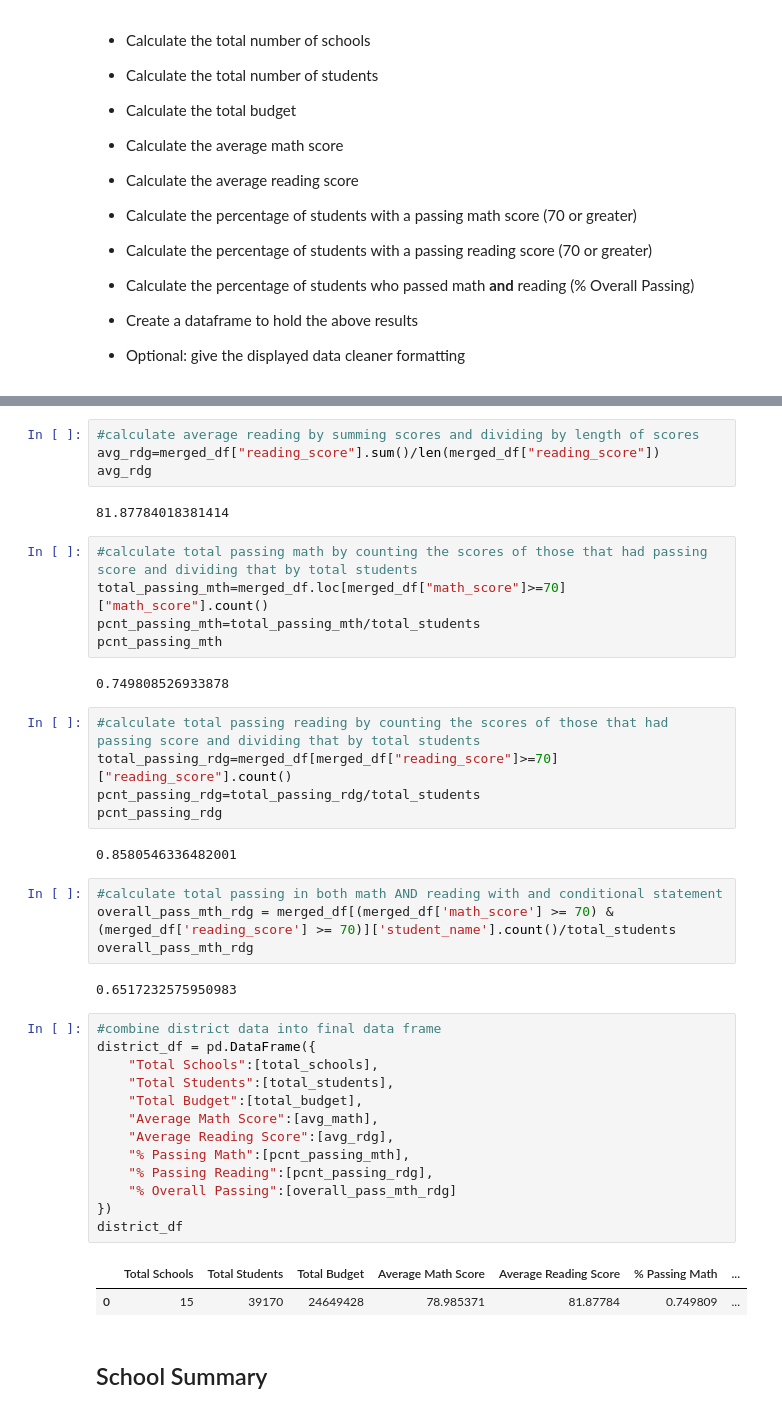
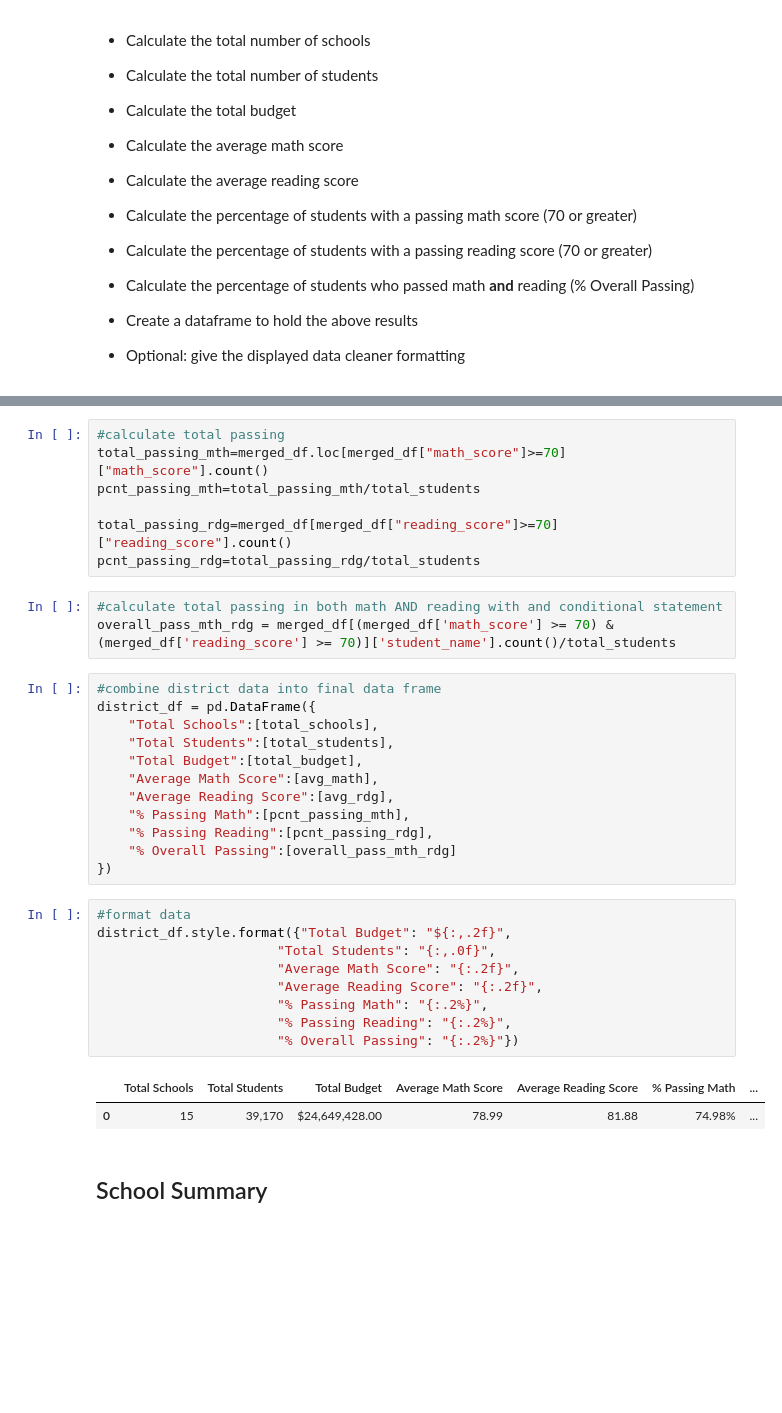
Before and after one commit to jakewmayfield/pandas-challenge, a Jupyter notebook: PyCitySchools/PyCitySchools_pandas-challenge.ipynb, the cells around one changed output, grey strips where cells are left out. Saved outputs shown, nothing was run; the diff lists cells and outputs as text; blank space fills up the shorter version.

Commit message:
formatted district summary

```diff
--- a/PyCitySchools/PyCitySchools_pandas-challenge.ipynb
+++ b/PyCitySchools/PyCitySchools_pandas-challenge.ipynb
@@ -99,29 +72,13 @@ avg_math
-# %%
-#calculate average reading by summing scores and dividing by length of scores
-avg_rdg=merged_df["reading_score"].sum()/len(merged_df["reading_score"])
-avg_rdg
-# %% [output]
-81.87784018381414
 # %%
-#calculate total passing math by counting the scores of those that had passing score and dividing that by total students
+#calculate total passing
 total_passing_mth=merged_df.loc[merged_df["math_score"]>=70]["math_score"].count()
 pcnt_passing_mth=total_passing_mth/total_students
-pcnt_passing_mth
+
+total_passing_rdg=merged_df[merged_df["reading_score"]>=70]["reading_score"].count()
+pcnt_passing_rdg=total_passing_rdg/total_students
-# %% [output]
-0.749808526933878
-# %%
-#calculate total passing reading by counting the scores of those that had passing score and dividing that by total students
-total_passing_rdg=merged_df[merged_df["reading_score"]>=70]["reading_score"].count()
-pcnt_passing_rdg=total_passing_rdg/total_students
-pcnt_passing_rdg
-# %% [output]
-0.8580546336482001
 # %%
 #calculate total passing in both math AND reading with and conditional statement
 overall_pass_mth_rdg = merged_df[(merged_df['math_score'] >= 70) & (merged_df['reading_score'] >= 70)]['student_name'].count()/total_students
-overall_pass_mth_rdg
-# %% [output]
-0.6517232575950983
 # %%
 #combine district data into final data frame
 district_df = pd.DataFrame({
@@ -134,10 +91,18 @@ district_df = pd.DataFrame({
     "% Passing Reading":[pcnt_passing_rdg],
     "% Overall Passing":[overall_pass_mth_rdg]
 })
-district_df
-# %% [output]
-|  | Total Schools | Total Students | Total Budget | Average Math Score | Average Reading Score | % Passing Math | ... |
-| 0 | 15 | 39170 | 24649428 | 78.985371 | 81.87784 | 0.749809 | ... |
+# %%
+#format data
+district_df.style.format({"Total Budget": "${:,.2f}",
+                       "Total Students": "{:,.0f}",
+                       "Average Math Score": "{:.2f}",
+                       "Average Reading Score": "{:.2f}",
+                       "% Passing Math": "{:.2%}",
+                       "% Passing Reading": "{:.2%}",
+                       "% Overall Passing": "{:.2%}"})
+# %% [output]
+|  | Total Schools | Total Students | Total Budget | Average Math Score | Average Reading Score | % Passing Math | ... |
+| 0 | 15 | 39,170 | $24,649,428.00 | 78.99 | 81.88 | 74.98% | ... |
 # %% [markdown]
 ## School Summary
 # %% [markdown]
```
Also changed, not shown: parts of 7 cells of this notebook.
